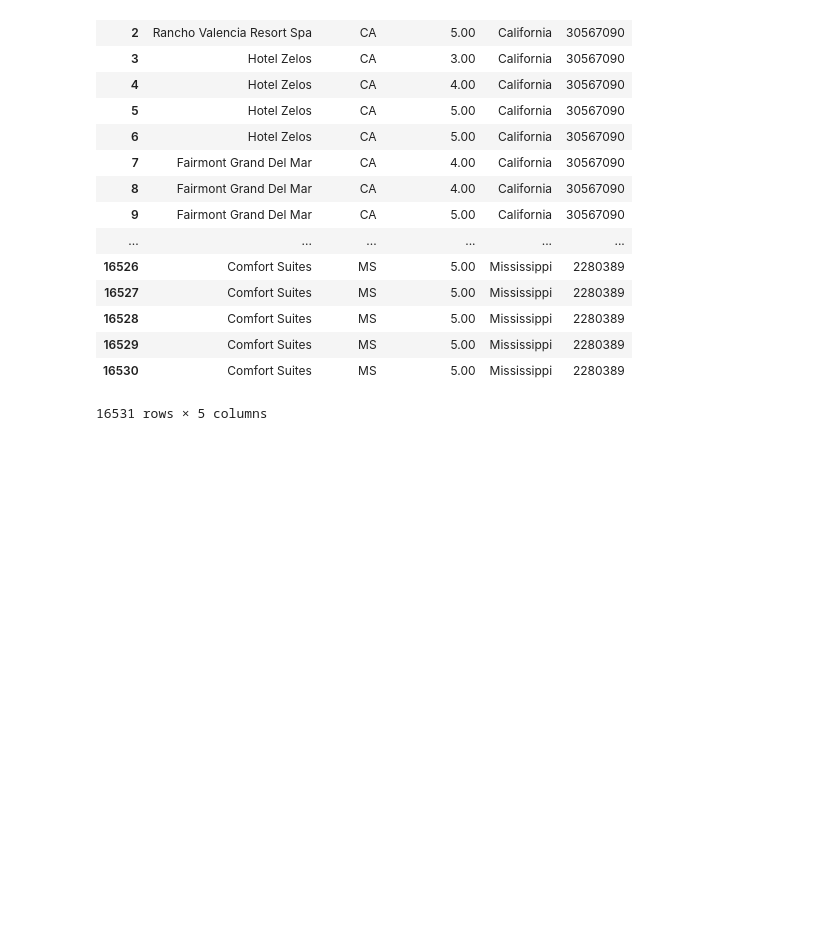
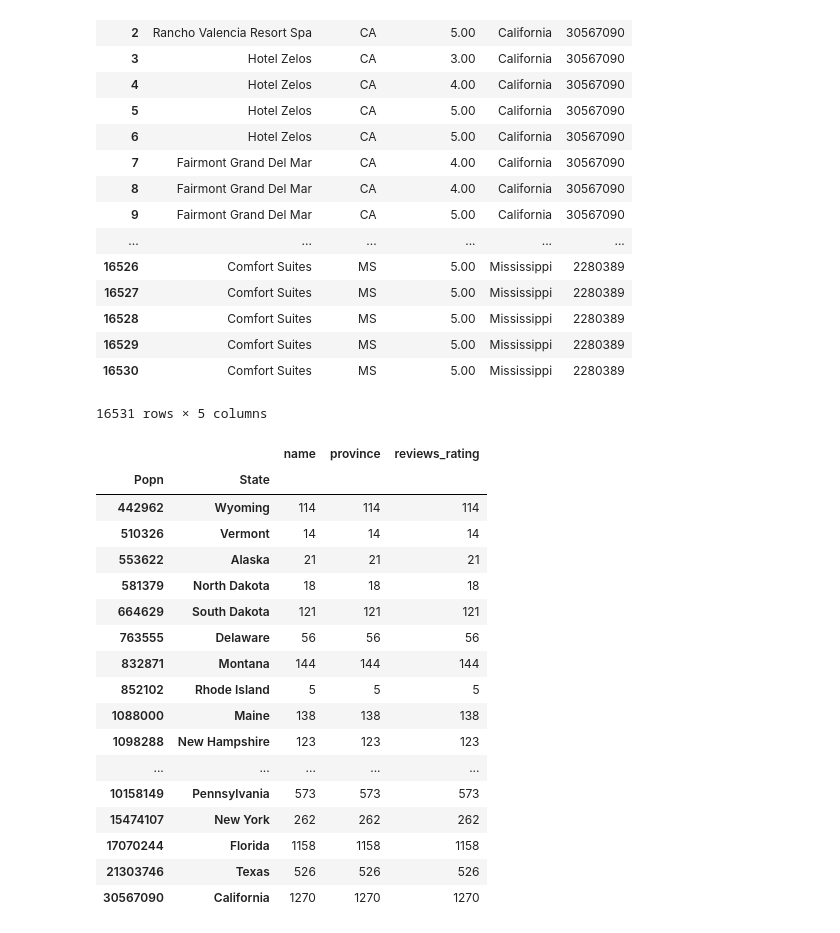
Before and after one commit to janelcv/Hotel_Rating_Analysis, a Jupyter notebook: Hotel_Ratings_Analysis-09.ipynb, the cells around one changed output. Drawn from its saved outputs; the diff is of its cells as text; code cells hidden in the pictures; blank space fills up the shorter version.

Commit message:
groupby Population and State

```diff
--- a/Hotel_Ratings_Analysis-09.ipynb
+++ b/Hotel_Ratings_Analysis-09.ipynb
@@ -103,3 +103,25 @@ df_merge_col
 | 16529 | Comfort Suites | MS | 5.00 | Mississippi | 2280389 |
 | 16530 | Comfort Suites | MS | 5.00 | Mississippi | 2280389 |
 16531 rows × 5 columns
+# %%
+# grouping by population and State
+df_merge_col.groupby(['Popn', 'State']).count()
+# %% [output]
+|  |  | name | province | reviews_rating |
+| Popn | State |  |  |  |
+| 442962 | Wyoming | 114 | 114 | 114 |
+| 510326 | Vermont | 14 | 14 | 14 |
+| 553622 | Alaska | 21 | 21 | 21 |
+| 581379 | North Dakota | 18 | 18 | 18 |
+| 664629 | South Dakota | 121 | 121 | 121 |
+| 763555 | Delaware | 56 | 56 | 56 |
+| 832871 | Montana | 144 | 144 | 144 |
+| 852102 | Rhode Island | 5 | 5 | 5 |
+| 1088000 | Maine | 138 | 138 | 138 |
+| 1098288 | New Hampshire | 123 | 123 | 123 |
+| ... | ... | ... | ... | ... |
+| 10158149 | Pennsylvania | 573 | 573 | 573 |
+| 15474107 | New York | 262 | 262 | 262 |
+| 17070244 | Florida | 1158 | 1158 | 1158 |
+| 21303746 | Texas | 526 | 526 | 526 |
+| 30567090 | California | 1270 | 1270 | 1270 |
```
